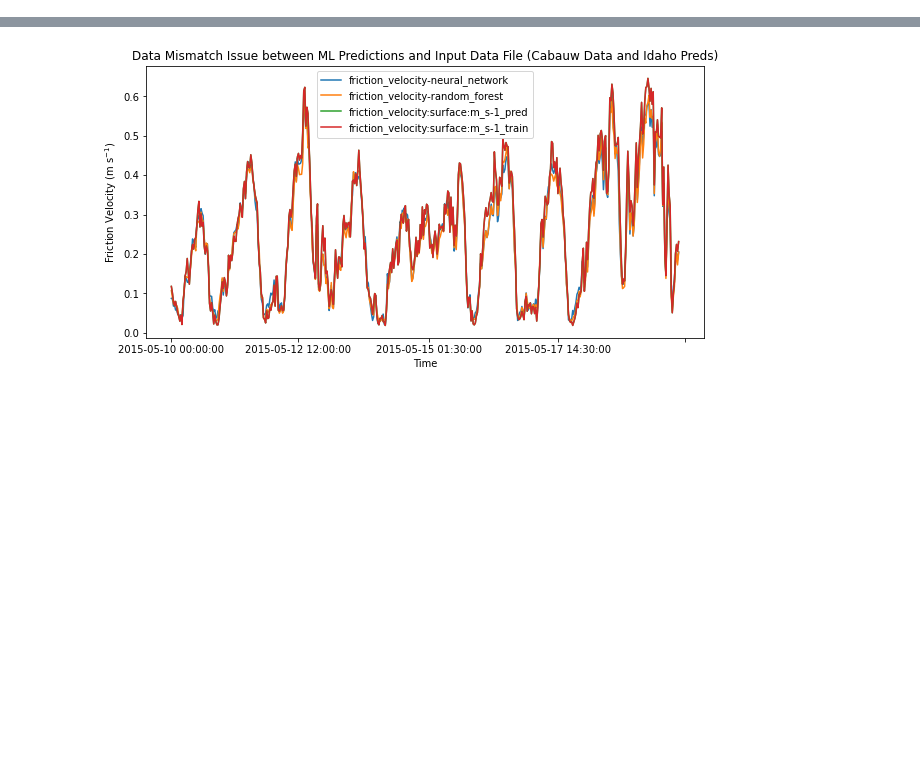
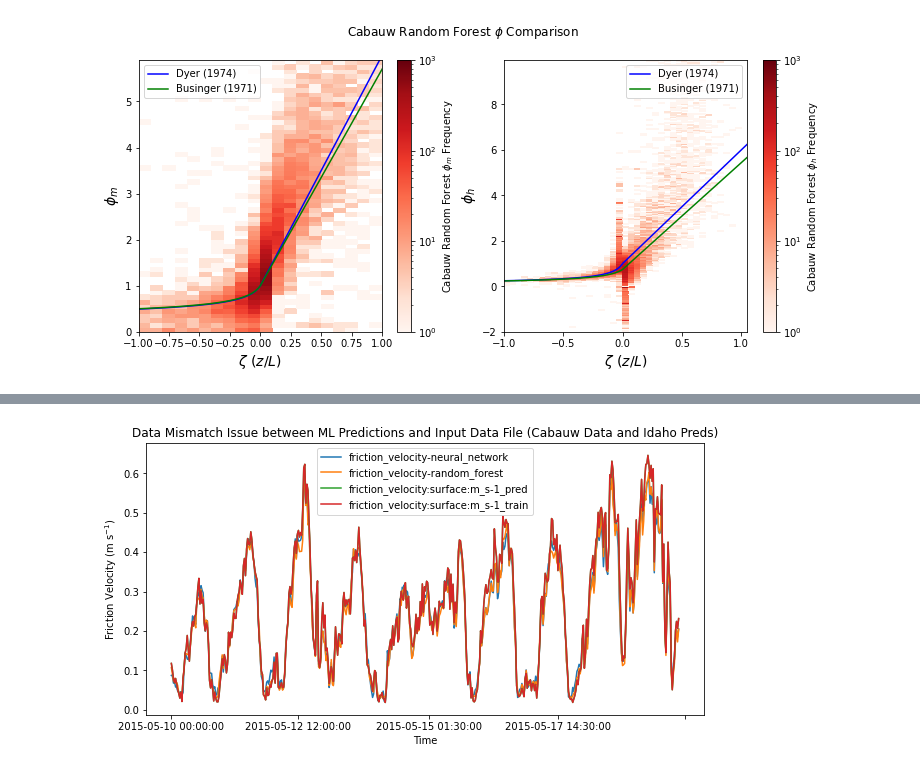
Before and after one commit to NCAR/mlsurfacelayer, a Jupyter notebook: notebooks/phi_plots.ipynb, the cells around one changed output, grey strips where cells are left out. Cells and saved outputs as stored; diff of their text form; code cells hidden in the pictures; blank space fills up the shorter version.

```diff
--- a/notebooks/phi_plots.ipynb
+++ b/notebooks/phi_plots.ipynb
@@ -148,0 +234,30 @@ plt.savefig("cabauw_phi_comparison.png", dpi=250, bbox_inches="tight")
+# %%
+plt.figure(figsize=(12, 5))
+plt.subplot(1, 2, 1)
+plt.plot(zeta, phi_m_out[0], color="blue", label="Dyer (1974)")
+plt.plot(zeta, phi_m_out[1], color="green", label="Businger (1971)")
+
+plt.hist2d(zeta_new, combined_cabauw["phi_m_random_forest"],
+           bins=(np.arange(-1, 1.1, 0.1), np.arange(0, 6, 0.1)), cmin=1, norm=LogNorm(vmax=1e3), cmap="Reds")
+plt.xlabel("$\zeta\ (z/L)$", fontsize=14)
+plt.colorbar(label="Cabauw Random Forest $\phi_m$ Frequency")
+plt.ylabel("$\phi_m$", fontsize=14)
+
+plt.legend(loc=0)
+plt.subplot(1, 2, 2)
+
+plt.plot(zeta, phi_h_out[0], color="blue", label="Dyer (1974)")
+plt.plot(zeta, phi_h_out[1], color="green", label="Businger (1971)")
+
+plt.hist2d(combined_cabauw["zeta_h_random_forest"], combined_cabauw["phi_h_random_forest"],
+           bins=(np.arange(-1, 1.1, 0.05), np.arange(-2, 10, 0.05)), cmin=1, norm=LogNorm(vmax=1e3), cmap="Reds")
+plt.colorbar(label="Cabauw Random Forest $\phi_h$ Frequency")
+plt.xlabel("$\zeta\ (z/L)$", fontsize=14)
+plt.ylabel("$\phi_h$", fontsize=14)
+
+plt.legend(loc=0)
+plt.suptitle("Cabauw Random Forest $\phi$ Comparison")
+
+plt.savefig("cabauw_phi_comparison_rf.png", dpi=250, bbox_inches="tight")
+# %% [output]
+[figure, added]
```
Also changed, not shown: parts of 44 cells of this notebook, 14 other files.
